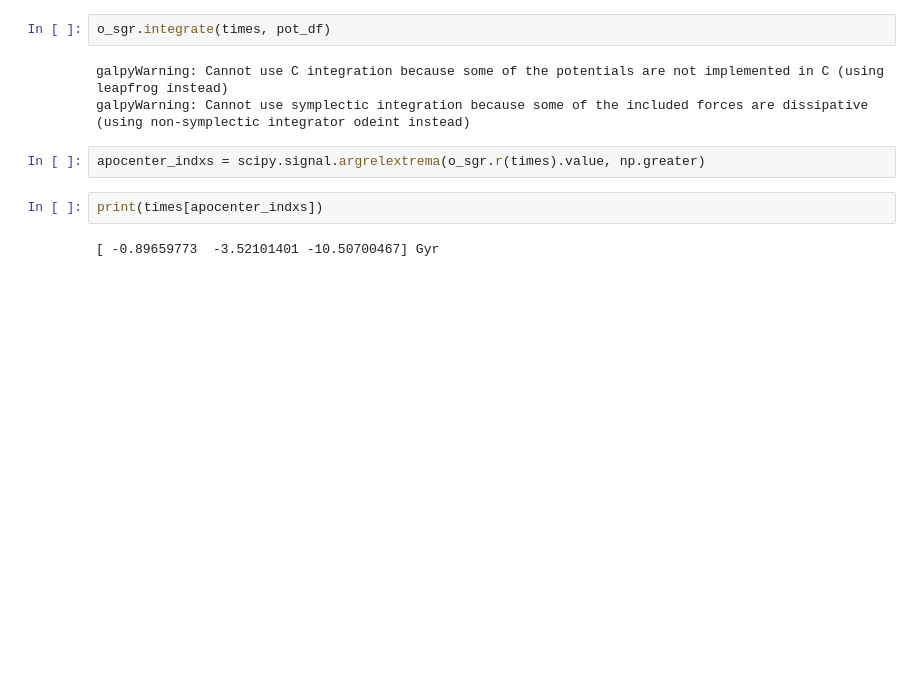
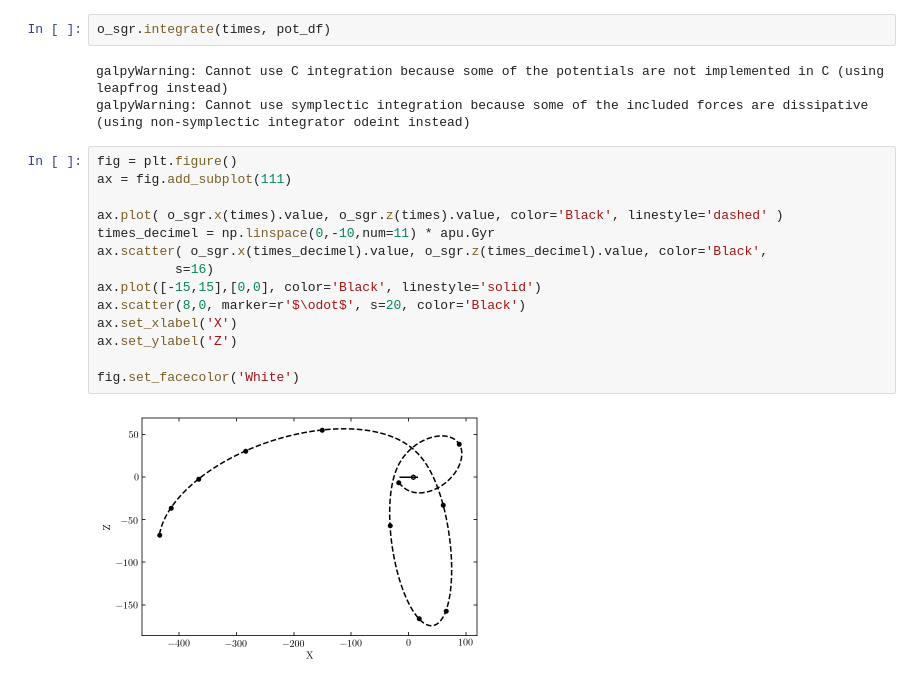
Before and after one commit to jamesmlane/AST1501, a Jupyter notebook: notebooks/13-investigate_sgr_orbit/investigate_sgr_orbit.ipynb, the cells around one changed output. Cells and saved outputs as stored; diff of their text form; blank space fills up the shorter version.

```diff
--- a/notebooks/13-investigate_sgr_orbit/investigate_sgr_orbit.ipynb
+++ b/notebooks/13-investigate_sgr_orbit/investigate_sgr_orbit.ipynb
@@ -93,9 +92,19 @@ o_sgr.integrate(times, pot_df)
 # %% [output]
 galpyWarning: Cannot use C integration because some of the potentials are not implemented in C (using leapfrog instead)
 galpyWarning: Cannot use symplectic integration because some of the included forces are dissipative (using non-symplectic integrator odeint instead)
-# %%
-apocenter_indxs = scipy.signal.argrelextrema(o_sgr.r(times).value, np.greater)
-# %%
-print(times[apocenter_indxs])
-# %% [output]
-[ -0.89659773  -3.52101401 -10.50700467] Gyr
+# %%
+fig = plt.figure()
+ax = fig.add_subplot(111)
+
+ax.plot( o_sgr.x(times).value, o_sgr.z(times).value, color='Black', linestyle='dashed' )
+times_decimel = np.linspace(0,-10,num=11) * apu.Gyr
+ax.scatter( o_sgr.x(times_decimel).value, o_sgr.z(times_decimel).value, color='Black',
+          s=16)
+ax.plot([-15,15],[0,0], color='Black', linestyle='solid')
+ax.scatter(8,0, marker=r'$\odot$', s=20, color='Black')
+ax.set_xlabel('X')
+ax.set_ylabel('Z')
+
+fig.set_facecolor('White')
+# %% [output]
+[figure, added]
```
Also changed, not shown: parts of 9 cells of this notebook.
